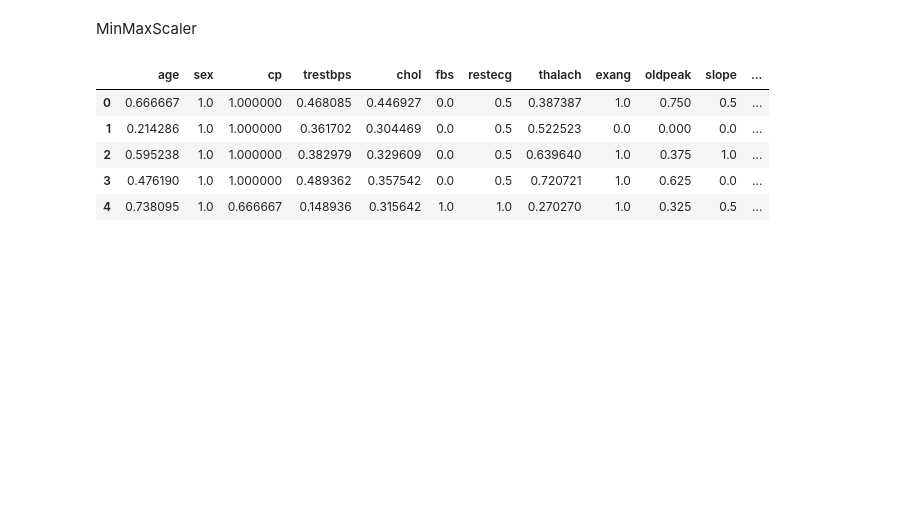
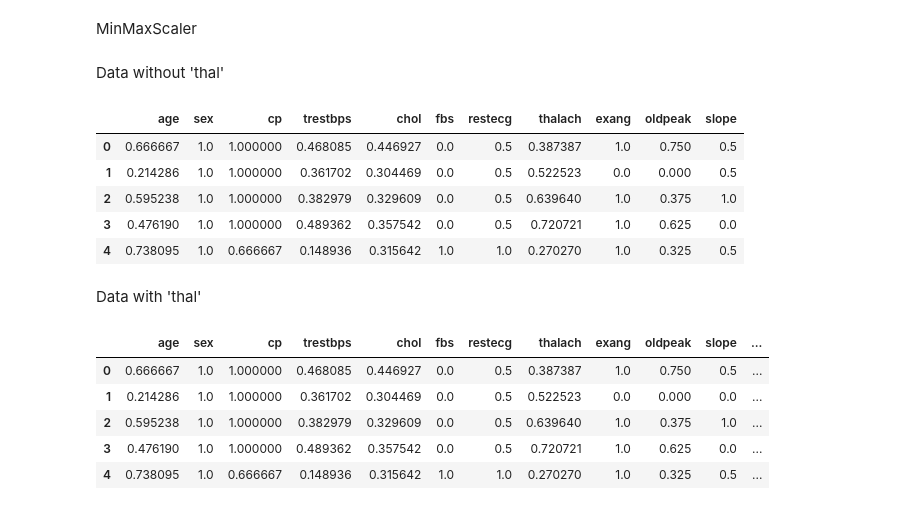
Before and after one commit to moncykurien/evaluation_projects, a Jupyter notebook: Project5_HeartDisease.ipynb, the cells around one changed output. Saved outputs shown, nothing was run; the diff lists cells and outputs as text; code cells hidden in the pictures; blank space fills up the shorter version.

```diff
--- a/Project5_HeartDisease.ipynb
+++ b/Project5_HeartDisease.ipynb
@@ -904,6 +1018,21 @@ pd.DataFrame(x_rs, columns=comp_df.drop(['goal'],axis=1).columns).head()
 | 4 | 0.666667 | 0.0 | -1.0 | -0.666667 | -0.222222 | 1.0 | 1.0 | -0.766667 | 0.0 | -0.10 | 0.0 | ... |
 # %% [markdown]
 MinMaxScaler
+# %% [markdown]
+Data without 'thal'
+# %%
+sc1 = MinMaxScaler()
+x_sc1 = sc1.fit_transform(x1)
+pd.DataFrame(x_sc1, columns=comp_df1.drop(['goal'],axis=1).columns).head()
+# %% [output]
+|  | age | sex | cp | trestbps | chol | fbs | restecg | thalach | exang | oldpeak | slope |
+| 0 | 0.666667 | 1.0 | 1.000000 | 0.468085 | 0.446927 | 0.0 | 0.5 | 0.387387 | 1.0 | 0.750 | 0.5 |
+| 1 | 0.214286 | 1.0 | 1.000000 | 0.361702 | 0.304469 | 0.0 | 0.5 | 0.522523 | 0.0 | 0.000 | 0.5 |
+| 2 | 0.595238 | 1.0 | 1.000000 | 0.382979 | 0.329609 | 0.0 | 0.5 | 0.639640 | 1.0 | 0.375 | 1.0 |
+| 3 | 0.476190 | 1.0 | 1.000000 | 0.489362 | 0.357542 | 0.0 | 0.5 | 0.720721 | 1.0 | 0.625 | 0.0 |
+| 4 | 0.738095 | 1.0 | 0.666667 | 0.148936 | 0.315642 | 1.0 | 1.0 | 0.270270 | 1.0 | 0.325 | 0.5 |
+# %% [markdown]
+Data with 'thal'
 # %%
 sc = MinMaxScaler()
 x_sc = sc.fit_transform(x)
```
Also changed, not shown: parts of 40 cells of this notebook.
